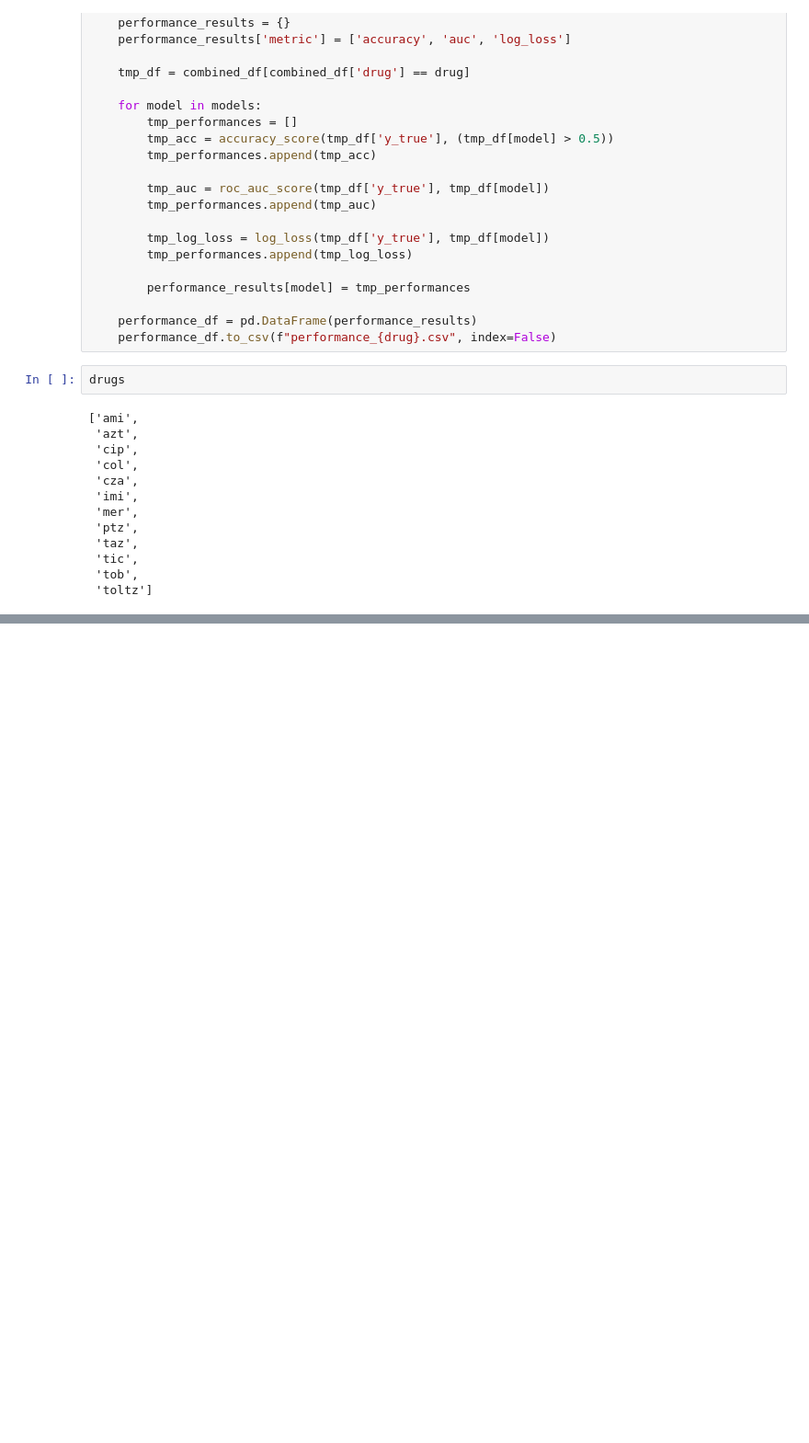
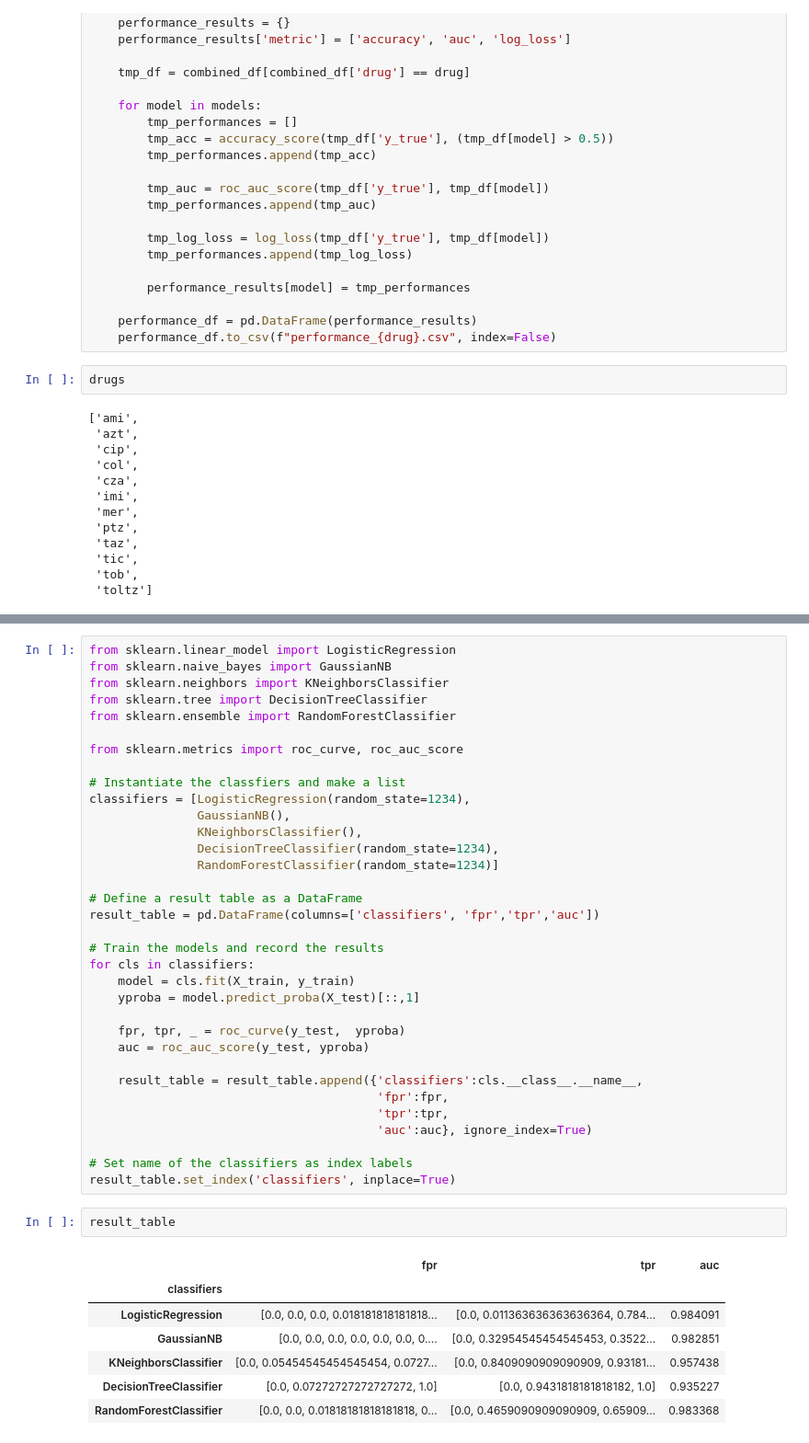
Before and after one commit to andyvng/AMR-prediction, a Jupyter notebook: result_plot.ipynb, the cells around one changed output, grey strips where cells are left out. Shown at 92% size. Saved outputs shown, nothing was run; the diff lists cells and outputs as text; blank space fills up the shorter version.

```diff
--- a/result_plot.ipynb
+++ b/result_plot.ipynb
@@ -103,0 +146,44 @@ drugs
+# %%
+from sklearn.linear_model import LogisticRegression
+from sklearn.naive_bayes import GaussianNB
+from sklearn.neighbors import KNeighborsClassifier
+from sklearn.tree import DecisionTreeClassifier
+from sklearn.ensemble import RandomForestClassifier
+
+from sklearn.metrics import roc_curve, roc_auc_score
+
+# Instantiate the classfiers and make a list
+classifiers = [LogisticRegression(random_state=1234),
+               GaussianNB(),
+               KNeighborsClassifier(),
+               DecisionTreeClassifier(random_state=1234),
+               RandomForestClassifier(random_state=1234)]
+
+# Define a result table as a DataFrame
+result_table = pd.DataFrame(columns=['classifiers', 'fpr','tpr','auc'])
+
+# Train the models and record the results
+for cls in classifiers:
+    model = cls.fit(X_train, y_train)
+    yproba = model.predict_proba(X_test)[::,1]
+
+    fpr, tpr, _ = roc_curve(y_test,  yproba)
+    auc = roc_auc_score(y_test, yproba)
+
+    result_table = result_table.append({'classifiers':cls.__class__.__name__,
+                                        'fpr':fpr,
+                                        'tpr':tpr,
+                                        'auc':auc}, ignore_index=True)
+
+# Set name of the classifiers as index labels
+result_table.set_index('classifiers', inplace=True)
+# %%
+result_table
+# %% [output]
+|  | fpr | tpr | auc |
+| classifiers |  |  |  |
+| LogisticRegression | [0.0, 0.0, 0.0, 0.018181818181818... | [0.0, 0.011363636363636364, 0.784... | 0.984091 |
+| GaussianNB | [0.0, 0.0, 0.0, 0.0, 0.0, 0.0, 0.... | [0.0, 0.32954545454545453, 0.3522... | 0.982851 |
+| KNeighborsClassifier | [0.0, 0.05454545454545454, 0.0727... | [0.0, 0.8409090909090909, 0.93181... | 0.957438 |
+| DecisionTreeClassifier | [0.0, 0.07272727272727272, 1.0] | [0.0, 0.9431818181818182, 1.0] | 0.935227 |
+| RandomForestClassifier | [0.0, 0.0, 0.01818181818181818, 0... | [0.0, 0.4659090909090909, 0.65909... | 0.983368 |
```
Also changed, not shown: parts of 4 cells of this notebook, 25 other files.
